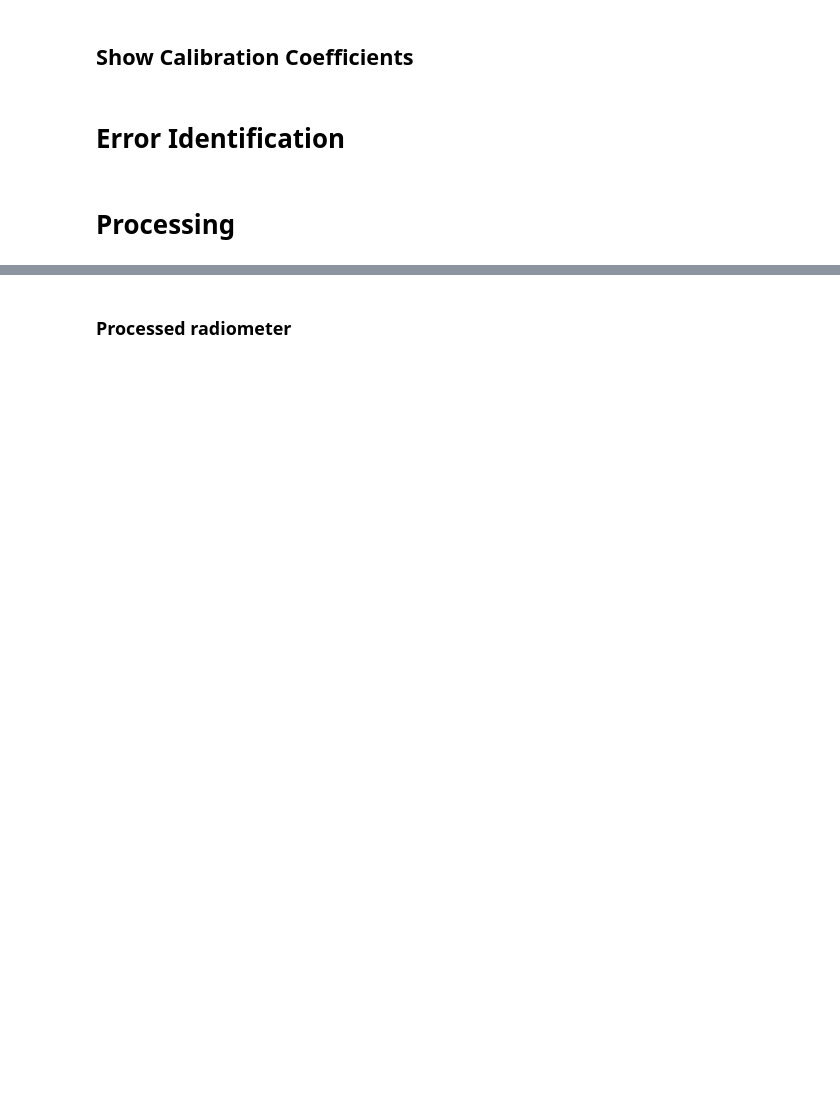
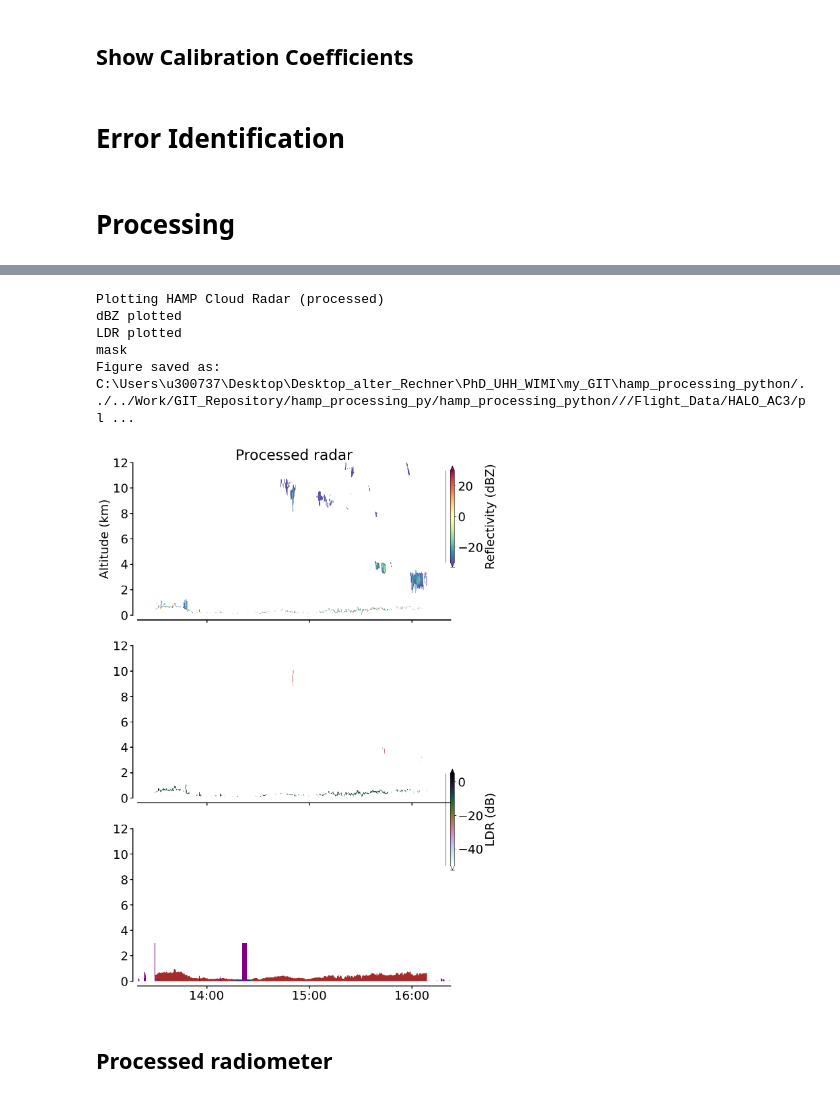
Before and after one commit to hdorff94/hamp_processing_python, a Jupyter notebook: hamp_handler_notebook.ipynb, the cells around one changed output, grey strips where cells are left out. Saved outputs shown, nothing was run; the diff lists cells and outputs as text; code cells hidden in the pictures; blank space fills up the shorter version.

```diff
--- a/hamp_handler_notebook.ipynb
+++ b/hamp_handler_notebook.ipynb
@@ -376,7 +392,7 @@ if perform_processing:
     """
     Radar Attitude Correction
     """
-    if Performance.str2bool(prcs_cfg_dict["correct_attitude"]):
+    if performance.str2bool(prcs_cfg_dict["correct_attitude"]):
         # Correct radar data for aircraft attitude
         print("Correct the radar attitude")
         radar_attitude.run_att_correction(flightdates_use, prcs_cfg_dict)
@@ -398,13 +414,13 @@ if perform_processing:
     """
     Add radar mask
     """
-    if Performance.str2bool(prcs_cfg_dict["add_radarmask"]):
+    if performance.str2bool(prcs_cfg_dict["add_radarmask"]):
         # Create radar info mask
         radar_masks.run_make_masks(flightdates_use, prcs_cfg_dict)
 
     """
-    Run grid unification
+    Run grid unification and further processing internally
     """
-    if Performance.str2bool(prcs_cfg_dict["unify_grid"]):
+    if performance.str2bool(prcs_cfg_dict["unify_grid"]):
         # Unify data from bahamas, dropsondes, radar, radiometer onto common grid
-        unigr.run_unify_grid(flightdates_use,prcs_cfg_dict)
+        unigrid.run_unify_grid(flightdates_use,prcs_cfg_dict)
@@ -436,6 +491,18 @@ if show_processed_results:
-# %%
-if show_processed_results:
-    Radar_Quicklook.processed_radar=Radar_cls.calib_processed_radar_ds
-    Radar_Quicklook.processed_radar_quicklook(is_calibrated=True,show_masks=True)
+# %%
+if show_processed_results:
+    show_masks=False
+    if int(prcs_cfg_dict["subversion"])>4:
+        show_masks=True
+    Radar_Quicklook.processed_radar_ds=Radar_cls.processed_radar_ds
+    Radar_Quicklook.processed_radar_quicklook(is_calibrated=calibrate_devices,show_masks=show_masks)
+
+    # ---> do if clause with if show masks and append radar_flag to list
+# %% [output]
+Plotting HAMP Cloud Radar (processed)
+dBZ plotted
+LDR plotted
+mask
+Figure saved as: C:\Users\u300737\Desktop\Desktop_alter_Rechner\PhD_UHH_WIMI\my_GIT\hamp_processing_python/../../Work/GIT_Repository/hamp_processing_py/hamp_processing_python///Flight_Data/HALO_AC3/pl ...
+[figure, added]
 # %% [markdown]
-### Processed radiometer
+## Processed radiometer
```
Also changed, not shown: parts of 42 cells of this notebook, 10 other files.
